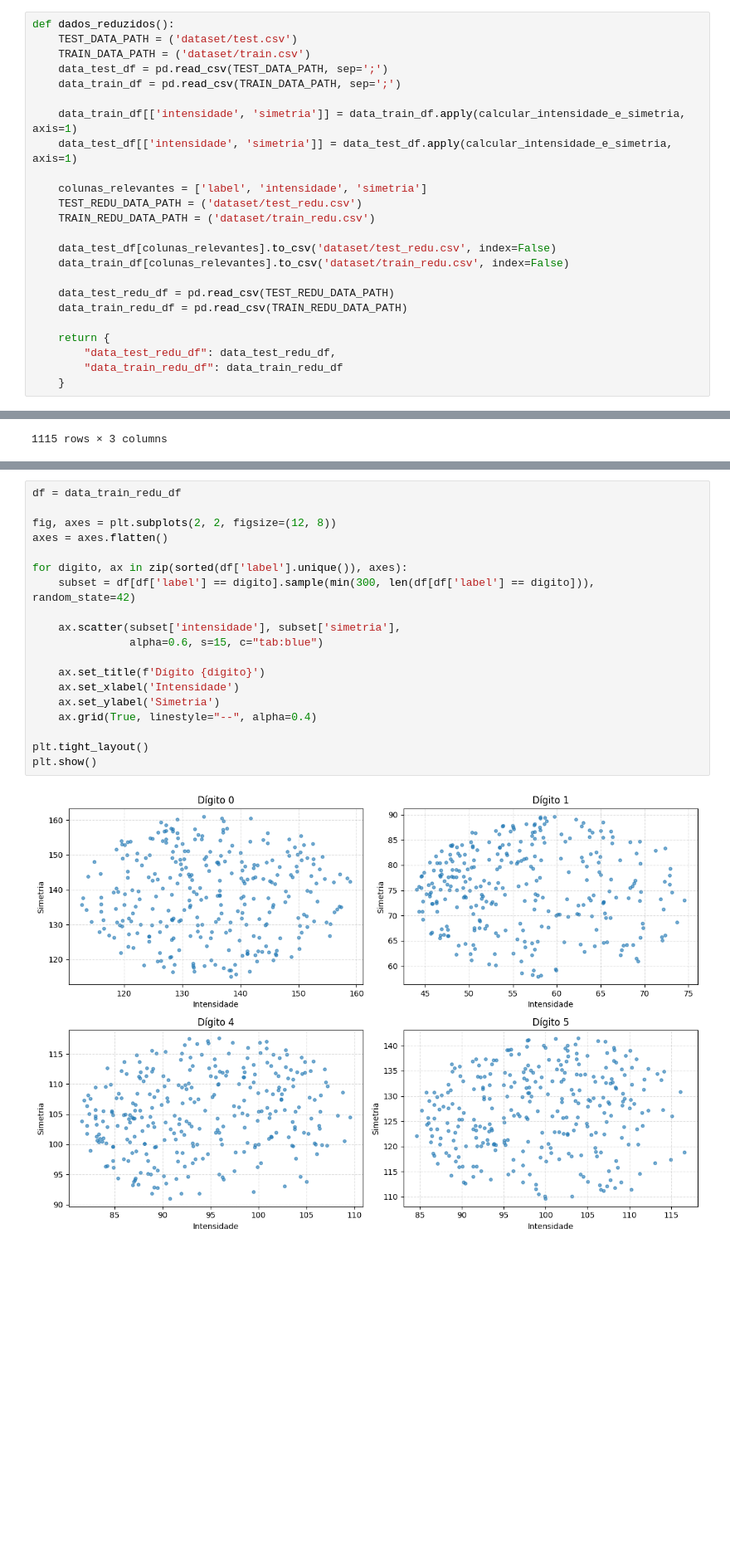
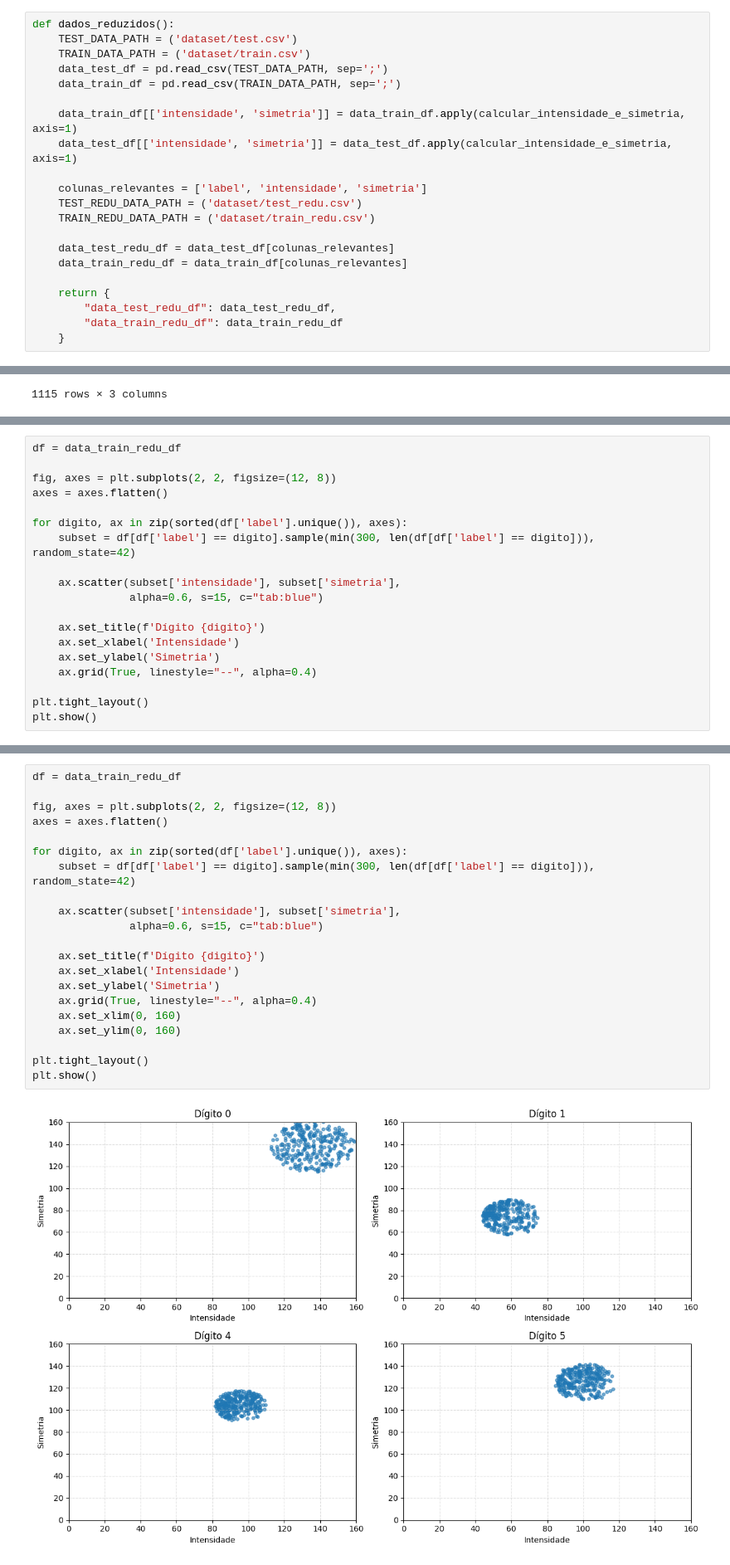
Before and after one commit to Gusttavoafonso/Projeto_1_ML, a Jupyter notebook: Reducao_de_dimensao.ipynb, the cells around one changed output, grey strips where cells are left out. Shown at 83% size. Saved outputs shown, nothing was run; the diff lists cells and outputs as text; blank space fills up the shorter version.

Commit message:
ajustes de visualização

```diff
--- a/Reducao_de_dimensao.ipynb
+++ b/Reducao_de_dimensao.ipynb
@@ -155,11 +127,8 @@ def dados_reduzidos():
     TEST_REDU_DATA_PATH = ('dataset/test_redu.csv')
     TRAIN_REDU_DATA_PATH = ('dataset/train_redu.csv')
 
-    data_test_df[colunas_relevantes].to_csv('dataset/test_redu.csv', index=False)
-    data_train_df[colunas_relevantes].to_csv('dataset/train_redu.csv', index=False)
-
-    data_test_redu_df = pd.read_csv(TEST_REDU_DATA_PATH)
-    data_train_redu_df = pd.read_csv(TRAIN_REDU_DATA_PATH)
+    data_test_redu_df = data_test_df[colunas_relevantes]
+    data_train_redu_df = data_train_df[colunas_relevantes]
 
     return {
         "data_test_redu_df": data_test_redu_df,
@@ -188,0 +160,19 @@ data_test_redu_df
+# %%
+df = data_train_redu_df
+
+fig, axes = plt.subplots(2, 2, figsize=(12, 8))
+axes = axes.flatten()
+
+for digito, ax in zip(sorted(df['label'].unique()), axes):
+    subset = df[df['label'] == digito].sample(min(300, len(df[df['label'] == digito])), random_state=42)
+
+    ax.scatter(subset['intensidade'], subset['simetria'],
+               alpha=0.6, s=15, c="tab:blue")
+
+    ax.set_title(f'Dígito {digito}')
+    ax.set_xlabel('Intensidade')
+    ax.set_ylabel('Simetria')
+    ax.grid(True, linestyle="--", alpha=0.4)
+
+plt.tight_layout()
+plt.show()
@@ -189,21 +183,23 @@ data_test_redu_df
 # %%
 df = data_train_redu_df
 
 fig, axes = plt.subplots(2, 2, figsize=(12, 8))
 axes = axes.flatten()
 
 for digito, ax in zip(sorted(df['label'].unique()), axes):
     subset = df[df['label'] == digito].sample(min(300, len(df[df['label'] == digito])), random_state=42)
 
     ax.scatter(subset['intensidade'], subset['simetria'],
                alpha=0.6, s=15, c="tab:blue")
 
     ax.set_title(f'Dígito {digito}')
     ax.set_xlabel('Intensidade')
     ax.set_ylabel('Simetria')
     ax.grid(True, linestyle="--", alpha=0.4)
+    ax.set_xlim(0, 160)
+    ax.set_ylim(0, 160)
 
 plt.tight_layout()
 plt.show()
 # %% [output]
-[figure, old version]
+[figure, new version]
```
Also changed, not shown: parts of 14 cells of this notebook.
